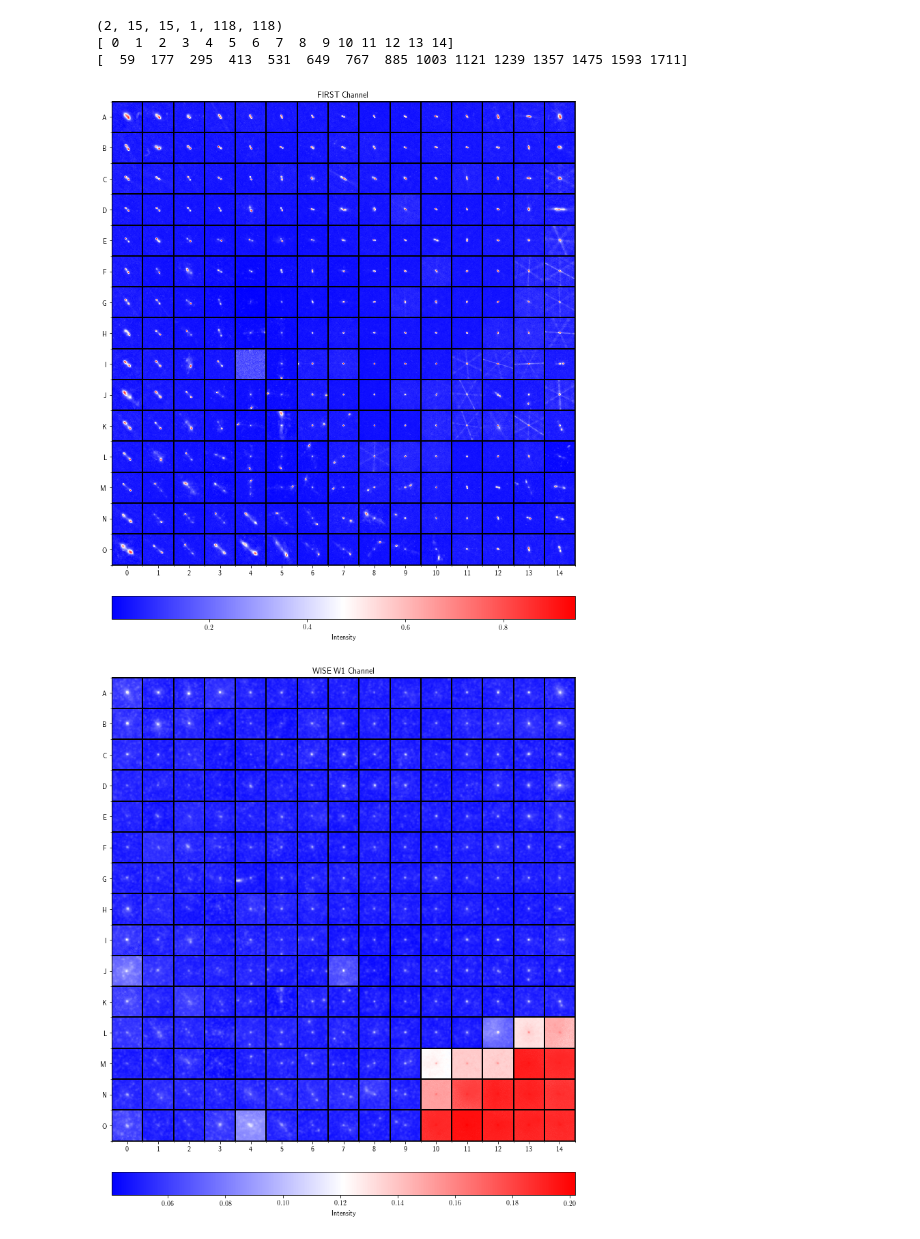
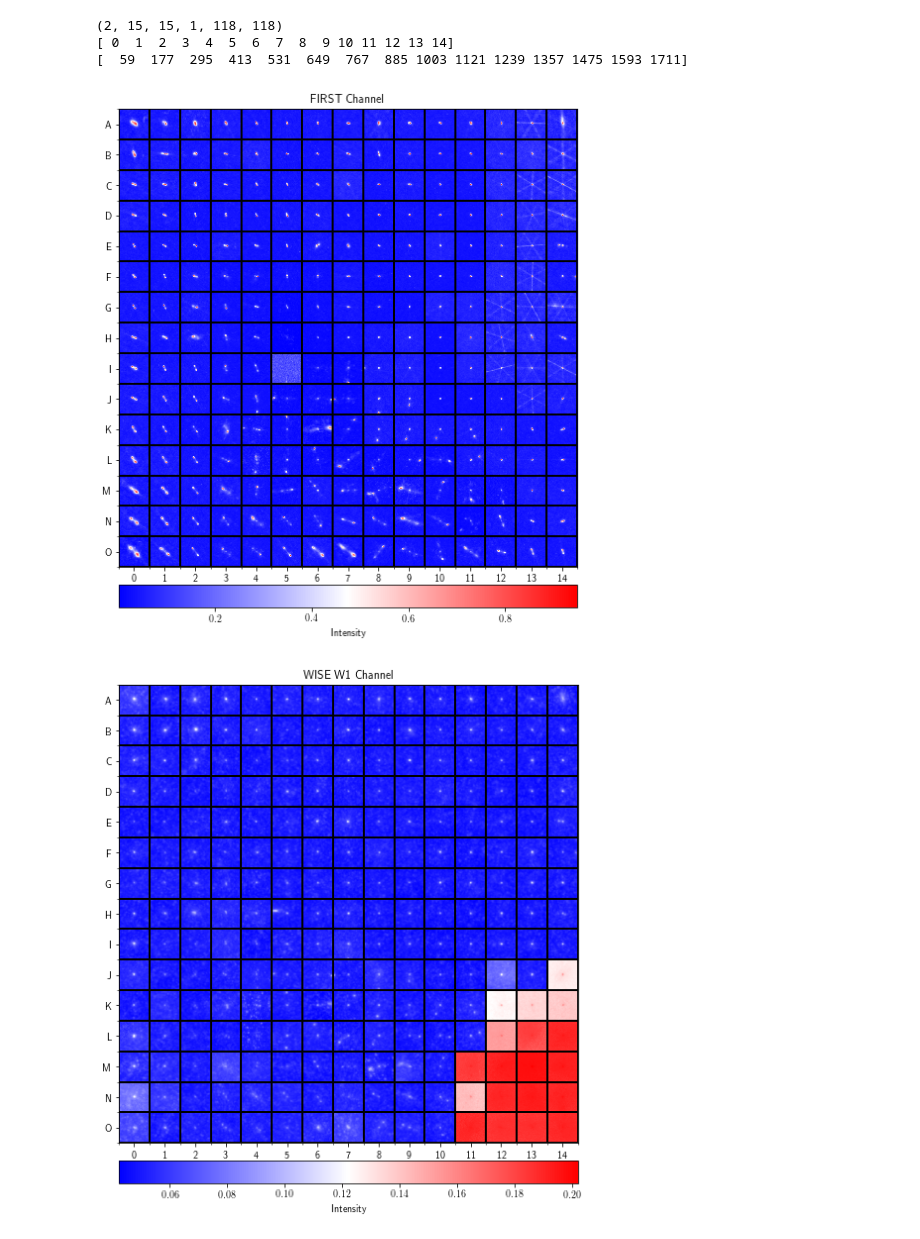
Before and after one commit to tjgalvin/Pink_Experiments, a Jupyter notebook: Notebook/Figure_SOMs.ipynb, the cells around one changed output. Cells and saved outputs as stored; diff of their text form; code cells hidden in the pictures.

Commit message:
Notbook figure updates

```diff
--- a/Notebook/Figure_SOMs.ipynb
+++ b/Notebook/Figure_SOMs.ipynb
@@ -6,7 +6,7 @@ import pandas as pd
 import numpy as np
 import matplotlib.pyplot as plt
 # %%
-som = pu.som('../Experiment/Experiment_F3W2_95_5/Results/F3W2_95_5/F3W2S_95_5_6_19.bin')
+som = pu.som('../Experiment/Experiment_F3W2_95_5/Results/F3W2_95_5/F3W2S_95_5_6.bin')
 # %%
 chan_1 = som.get_som(channel=0)
 dets = som.file_head
@@ -31,7 +31,8 @@ x_locs = np.arange(dets[1])
 x_locs *= dets[4]
 x_locs += dets[4]//2
 
-fig, ax = plt.subplots(1,1, figsize=(10.,13.))
+# fig, ax = plt.subplots(1,1, figsize=(10.,13.))
+fig, ax = plt.subplots(1,1, figsize=(7.,10.))
 chan_1 = np.sqrt(chan_1)
 
 im = ax.imshow(chan_1, cmap='bwr')# cmap='Greys')#, norm=mpl.colors.SymLogNorm(0.03))
@@ -45,38 +46,39 @@ ax.set_yticks(np.arange(dets[1]+1) * dets[4], minor=True)
 
 ax.grid(which='minor', color='black', linestyle='-', linewidth=2)
 
-fig.colorbar(im, label='Intensity', orientation='horizontal', pad=0.05)
+fig.colorbar(im, label='Intensity', orientation='horizontal', pad=0.025)
 fig.tight_layout()
 # fig.show()
-fig.savefig('Images/SOM_First_Chan.pdf')
+fig.savefig('Images/SOM_Chan_0_First.pdf')
 # %% [output]
-[figure, old version]
+[figure, new version]
 # %%
 chan_1 = som.get_som(channel=1)
 dets = som.file_head
 
 letters = 'ABCDEFGHIJKLMNOPQRSTUVWXYZ'
 x_locs = np.arange(dets[1])
 x_locs *= dets[4]
 x_locs += dets[4]//2
-fig, ax = plt.subplots(1,1, figsize=(10.,13.))
+# fig, ax = plt.subplots(1,1, figsize=(10.,13.))
+fig, ax = plt.subplots(1,1, figsize=(7.,10.))
 
 chan_1 = np.sqrt(chan_1)
 
 im = ax.imshow(chan_1, cmap='bwr')#, norm=mpl.colors.SymLogNorm(0.03))
 # pu.no_ticks(ax)
 ax.set(title='WISE W1 Channel')
 ax.set(xticks=x_locs, xticklabels=np.arange(dets[1]))
 ax.set(yticks=x_locs, yticklabels=[letters[i] for i in np.arange(dets[1])])
 
 ax.set_xticks(np.arange(dets[1]+1) * dets[4], minor=True)
 ax.set_yticks(np.arange(dets[1]+1) * dets[4], minor=True)
 
 ax.grid(which='minor', color='black', linestyle='-', linewidth=2)
 
-fig.colorbar(im, label='Intensity', orientation='horizontal', pad=0.05)
+fig.colorbar(im, label='Intensity', orientation='horizontal', pad=0.025)
 # fig.show()
 fig.tight_layout()
-fig.savefig('Images/SOM_WISE_Chan.pdf')
+fig.savefig('Images/SOM_Chan_1_WISE.pdf')
 # %% [output]
-[figure, old version]
+[figure, new version]
```
Also changed, not shown: parts of 1 cell of this notebook, 7 other files.
